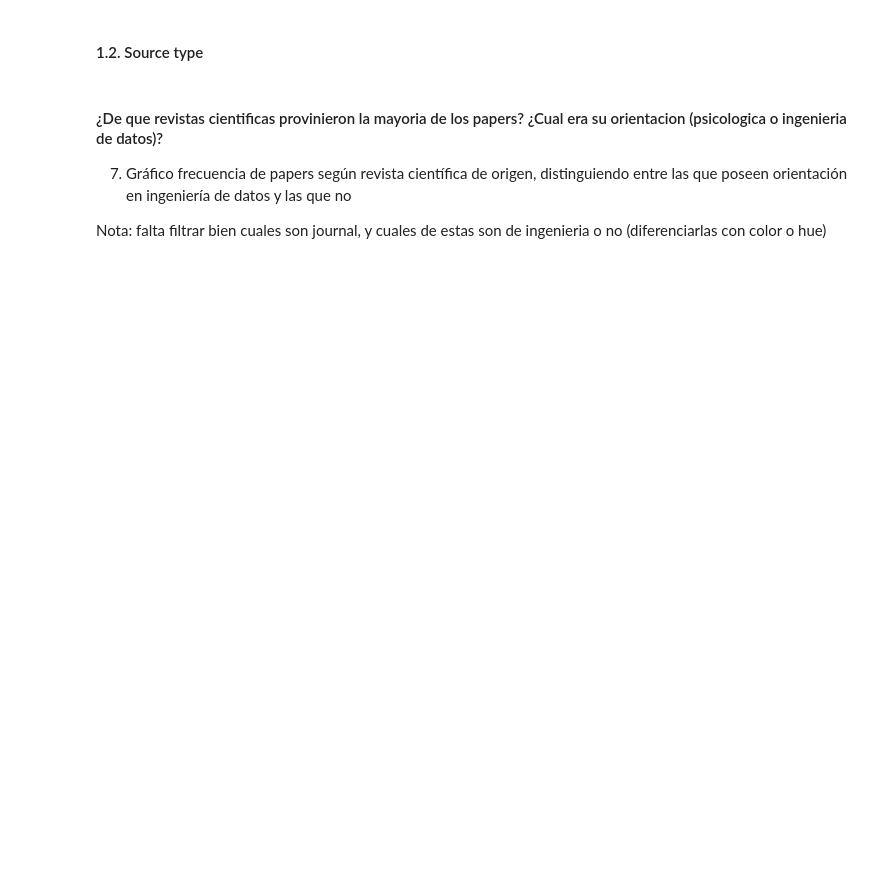
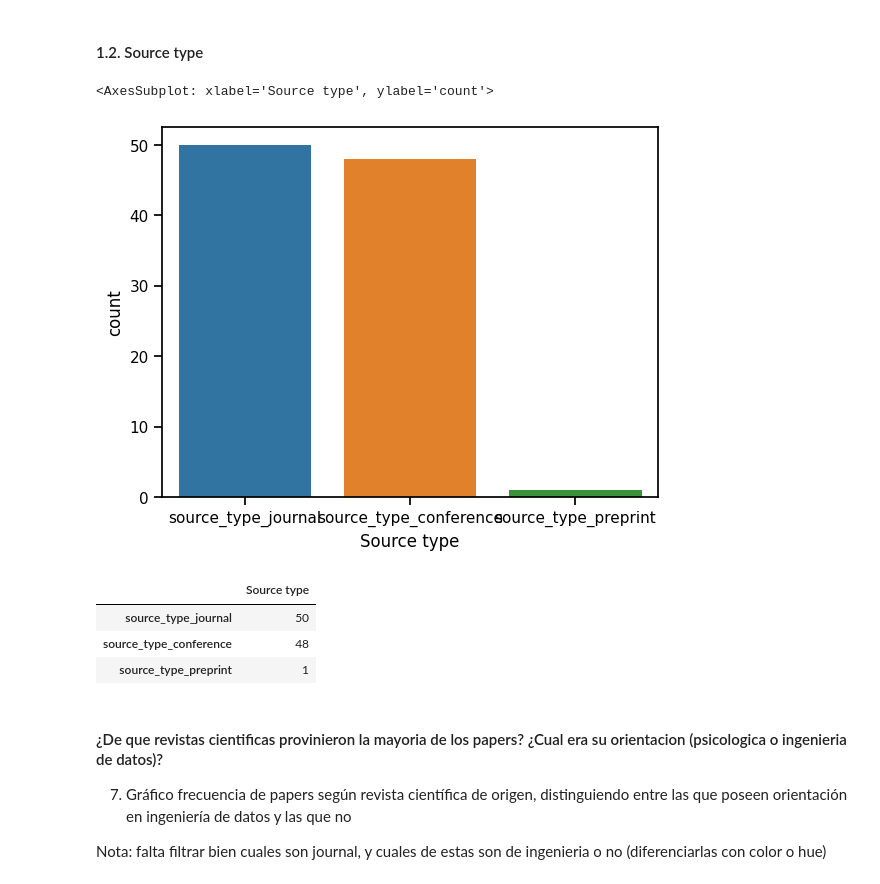
Before and after one commit to EmmAMaldonado/review-emotion-recognition-eda, a Jupyter notebook: notebooks/data_analysis.ipynb, the cells around one changed output. Drawn from its saved outputs; the diff is of its cells as text; code cells hidden in the pictures; blank space fills up the shorter version.

```diff
--- a/notebooks/data_analysis.ipynb
+++ b/notebooks/data_analysis.ipynb
@@ -27,15 +32,13 @@ from scripts import functions as fn
 Dataframes´s creation
 # %%
 #dataframes to be used, one for every sheet
-df_metadata = pd.read_csv('.\data\Tabla Normalizada - Metadata.csv')
-df_data_type = pd.read_csv('.\data\Tabla Normalizada - Data type.csv')
-df_participants = pd.read_csv('.\data\Tabla Normalizada - Participants.csv')
-df_self_report = pd.read_csv('.\data\Tabla Normalizada - Self report.csv')
-df_eet = pd.read_csv('.\data\Tabla Normalizada - Emotion elicitation techniques.csv')
-df_eda = pd.read_csv('.\data\Tabla Normalizada - EDA.csv')
-df_slm = pd.read_csv('.\data\Tabla Normalizada - Statistical Learning model.csv')
-df_performances = pd.read_csv('.\data\Tabla Normalizada - Performances.csv')
-df_alg_perf = pd.read_csv('.\data\Tabla Normalizada - Alg_Perf.csv')
+df_metadata = pd.read_csv('.\data\cleaned\\Normalized Table - Metadata.csv')
+df_data_type = pd.read_csv('.\data\cleaned\\Normalized Table - Data type.csv')
+df_participants = pd.read_csv('.\data\cleaned\\Normalized Table - Participants.csv')
+df_self_report = pd.read_csv('.\data\cleaned\\Normalized Table - Self-report.csv')
+df_eet = pd.read_csv('.\data\cleaned\\Normalized Table - Emotion elicitation techniques.csv')
+df_eda = pd.read_csv('.\data\cleaned\\Normalized Table - EDA.csv')
+df_alg_perf = pd.read_csv('.\data\cleaned\\Normalized Table - Statistical learning model - Performances.csv')
 # %% [markdown]
 Set default plots caracteristiccs
 # %%
@@ -100,24 +149,32 @@ df_countries
 # %% [markdown]
 #### 1.2. Source type
 # %%
-df_sources = df_metadata_sin_duplicates.iloc[:,7:10]
+df_sources = df_metadata_without_duplicates.iloc[:,7:10]
 def get_value(row):
      for c in df_sources.columns:
          if row[c]== 'x':
              return c
 
 df_sources = df_sources.apply(get_value, axis=1)
 df_sources = pd.DataFrame(df_sources)
 df_sources.columns = ['Source type']
 
 #ploteo
 quantity = df_sources['Source type'].value_counts()
 df_quantity = pd.DataFrame(quantity)
 
 
 sns.countplot(x='Source type', data=df_sources)
+# %% [output]
+<AxesSubplot: xlabel='Source type', ylabel='count'>
+[figure, added]
 # %%
 df_quantity
+# %% [output]
+|  | Source type |
+| source_type_journal | 50 |
+| source_type_conference | 48 |
+| source_type_preprint | 1 |
 # %% [markdown]
 #### ¿De que revistas cientificas provinieron la mayoria de los papers? ¿Cual era su orientacion (psicologica o ingenieria de datos)?
 7. Gráfico frecuencia de papers según revista científica de origen, distinguiendo entre las que poseen orientación en ingeniería de datos y las que no
```
Also changed, not shown: parts of 144 cells of this notebook, 2 other files.
